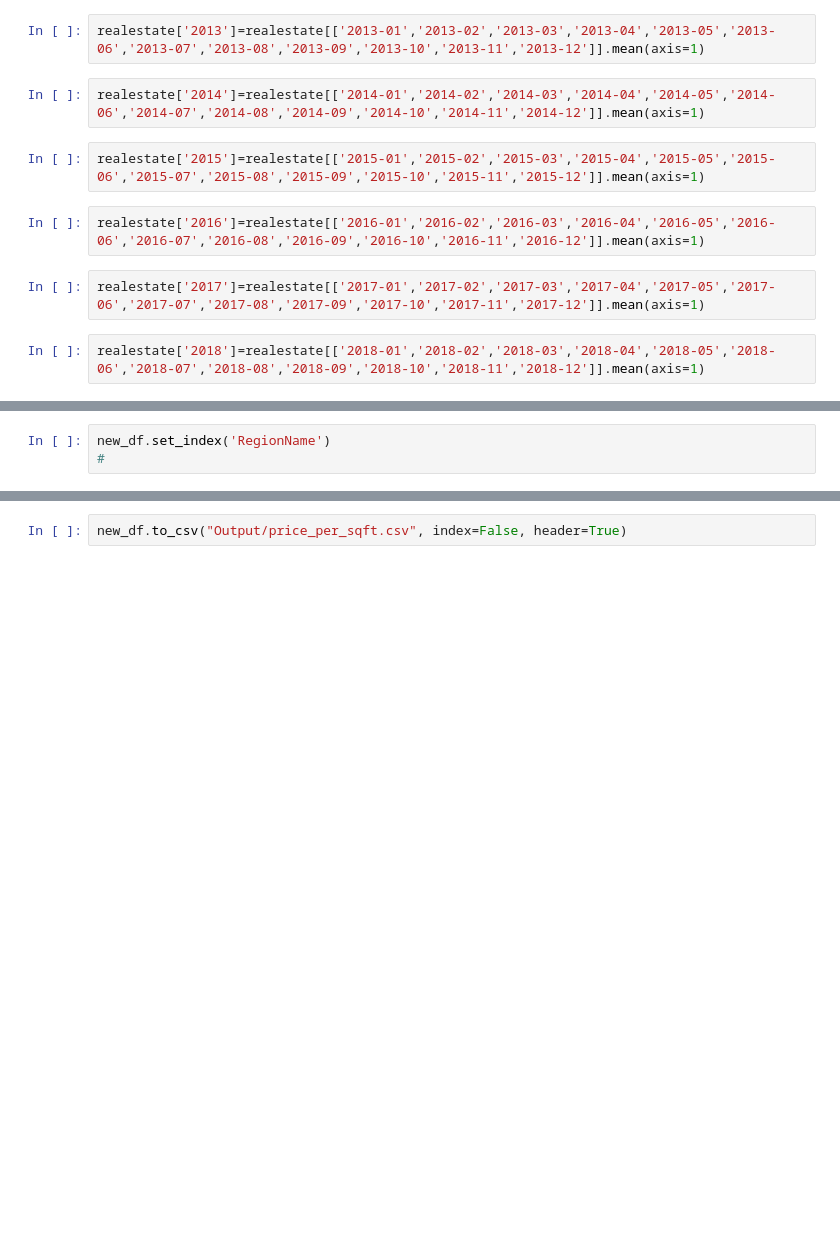
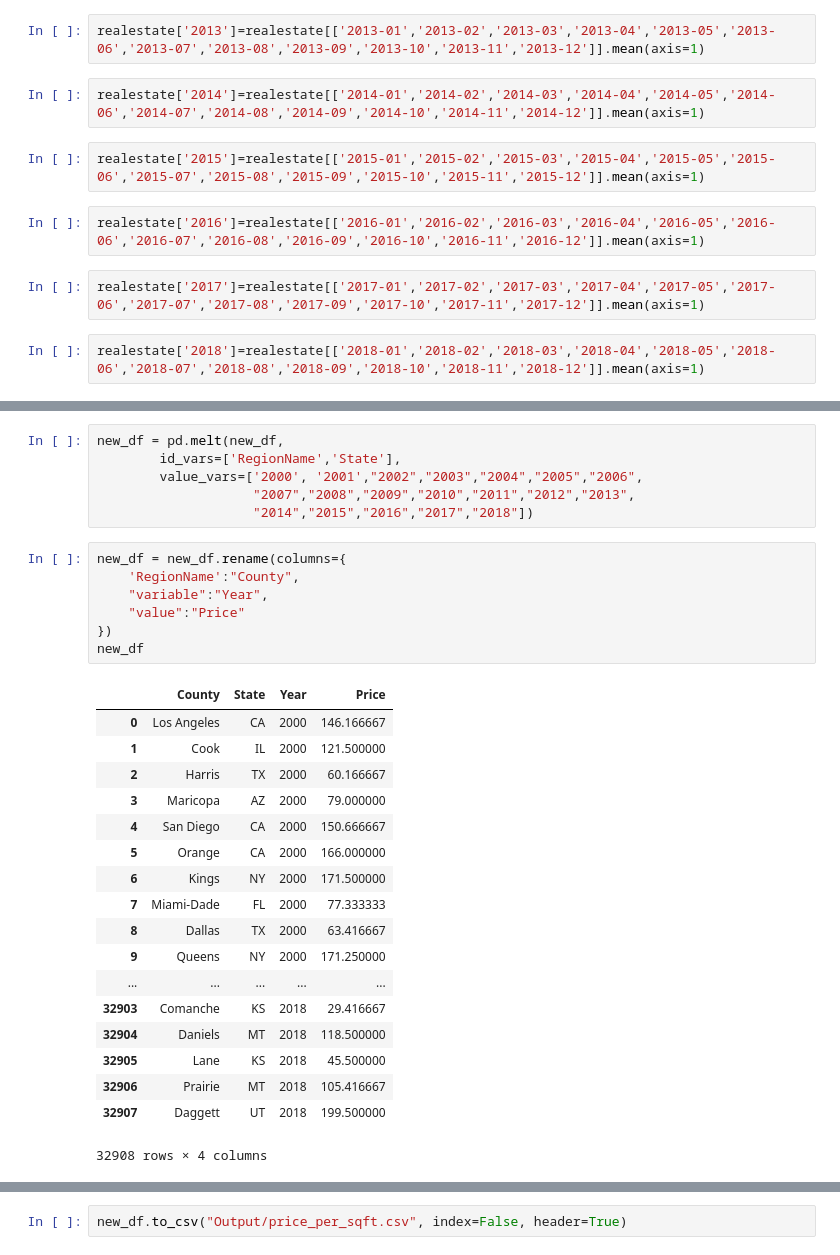
Before and after one commit to Nishadows/Project-2, a Jupyter notebook: data_cleaning.ipynb, the cells around one changed output, grey strips where cells are left out. Saved outputs shown, nothing was run; the diff lists cells and outputs as text; blank space fills up the shorter version.

```diff
--- a/data_cleaning.ipynb
+++ b/data_cleaning.ipynb
@@ -88,4 +88 @@ new_df.head()
 5 rows × 21 columns
-# %%
-new_df.set_index('RegionName')
-#
@@ -111,0 +89,32 @@ new_df.set_index('RegionName')
+# %%
+new_df = pd.melt(new_df,
+        id_vars=['RegionName','State'],
+        value_vars=['2000', '2001',"2002","2003","2004","2005","2006",
+                    "2007","2008","2009","2010","2011","2012","2013",
+                    "2014","2015","2016","2017","2018"])
+# %%
+new_df = new_df.rename(columns={
+    'RegionName':"County",
+    "variable":"Year",
+    "value":"Price"
+})
+new_df
+# %% [output]
+|  | County | State | Year | Price |
+| 0 | Los Angeles | CA | 2000 | 146.166667 |
+| 1 | Cook | IL | 2000 | 121.500000 |
+| 2 | Harris | TX | 2000 | 60.166667 |
+| 3 | Maricopa | AZ | 2000 | 79.000000 |
+| 4 | San Diego | CA | 2000 | 150.666667 |
+| 5 | Orange | CA | 2000 | 166.000000 |
+| 6 | Kings | NY | 2000 | 171.500000 |
+| 7 | Miami-Dade | FL | 2000 | 77.333333 |
+| 8 | Dallas | TX | 2000 | 63.416667 |
+| 9 | Queens | NY | 2000 | 171.250000 |
+| ... | ... | ... | ... | ... |
+| 32903 | Comanche | KS | 2018 | 29.416667 |
+| 32904 | Daniels | MT | 2018 | 118.500000 |
+| 32905 | Lane | KS | 2018 | 45.500000 |
+| 32906 | Prairie | MT | 2018 | 105.416667 |
+| 32907 | Daggett | UT | 2018 | 199.500000 |
+32908 rows × 4 columns
```
Also changed, not shown: parts of 12 cells of this notebook, 2 other files.
